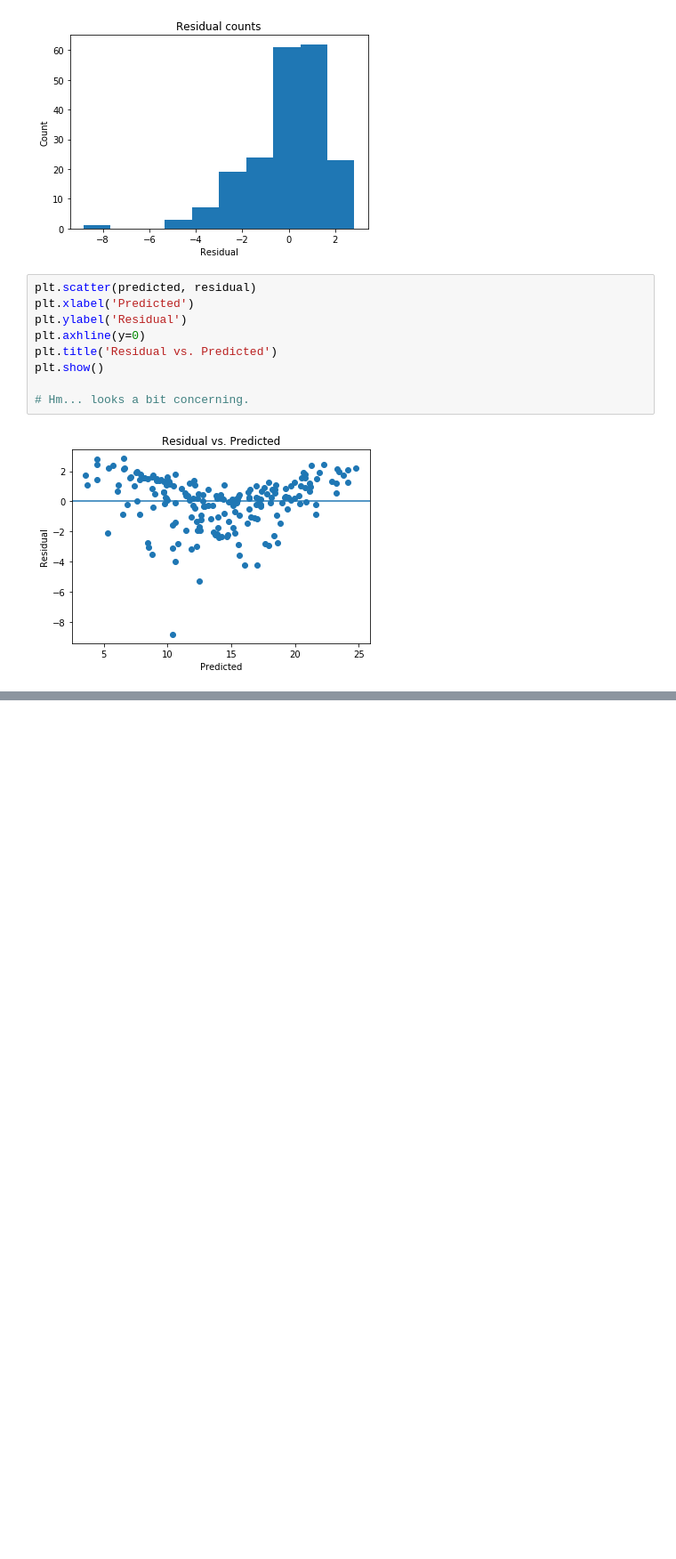
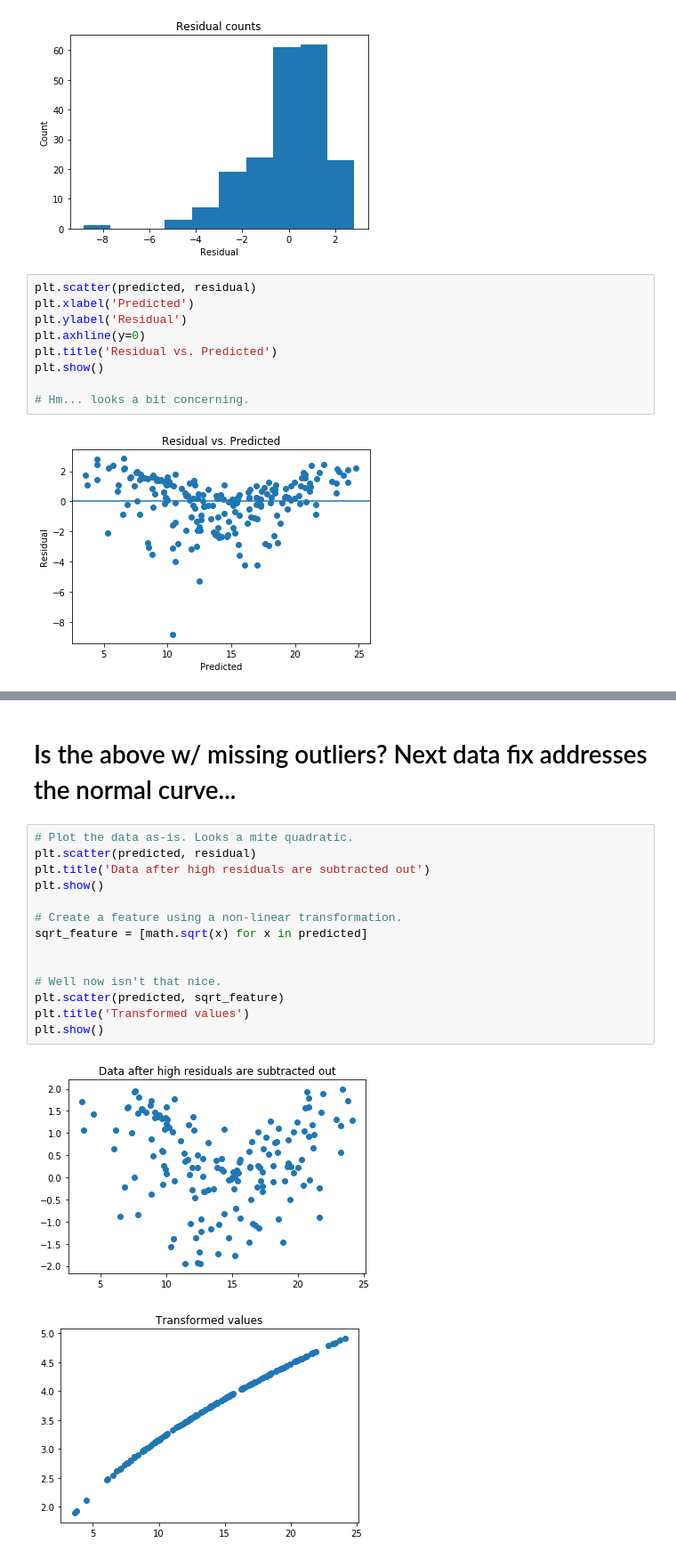
Before and after one commit to lgofish/U2Lesson3, a Jupyter notebook: U2L4-3.ipynb, the cells around one changed output, grey strips where cells are left out. Shown at 89% size. Cells and saved outputs as stored; diff of their text form; blank space fills up the shorter version.

```diff
--- a/U2L4-3.ipynb
+++ b/U2L4-3.ipynb
@@ -113,0 +303,19 @@ display(correlation_matrix)
+# %% [markdown]
+# Is the above w/ missing outliers? Next data fix addresses the normal curve...
+# %%
+# Plot the data as-is. Looks a mite quadratic.
+plt.scatter(predicted, residual)
+plt.title('Data after high residuals are subtracted out')
+plt.show()
+
+# Create a feature using a non-linear transformation.
+sqrt_feature = [math.sqrt(x) for x in predicted]
+
+
+# Well now isn't that nice.
+plt.scatter(predicted, sqrt_feature)
+plt.title('Transformed values')
+plt.show()
+# %% [output]
+[figure, added]
+[figure, added]
```
Also changed, not shown: parts of 21 cells of this notebook.
